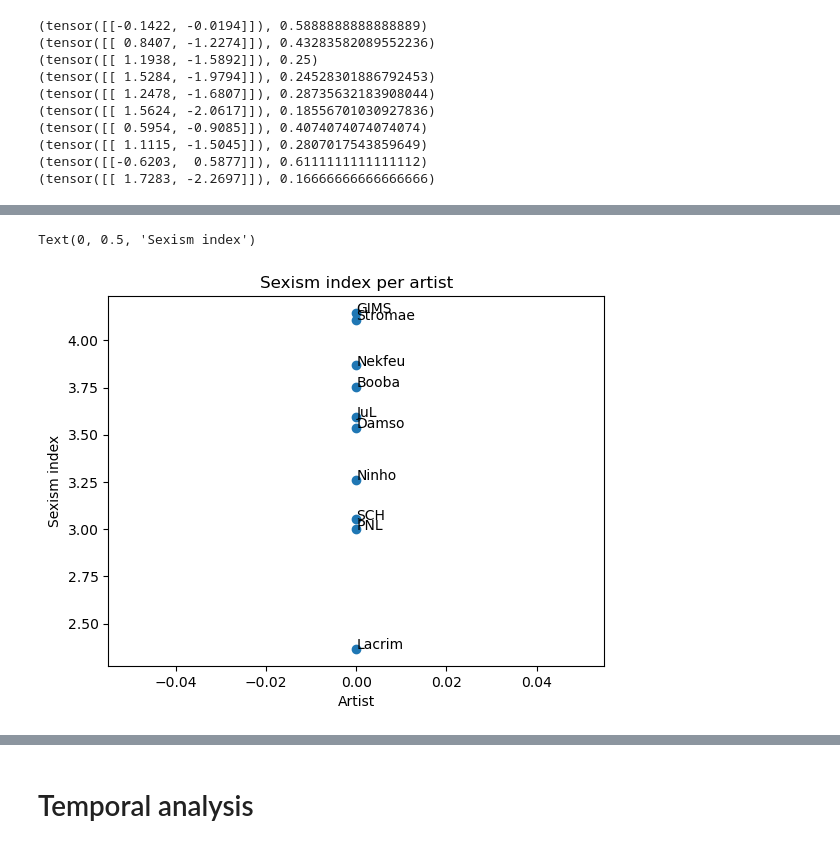
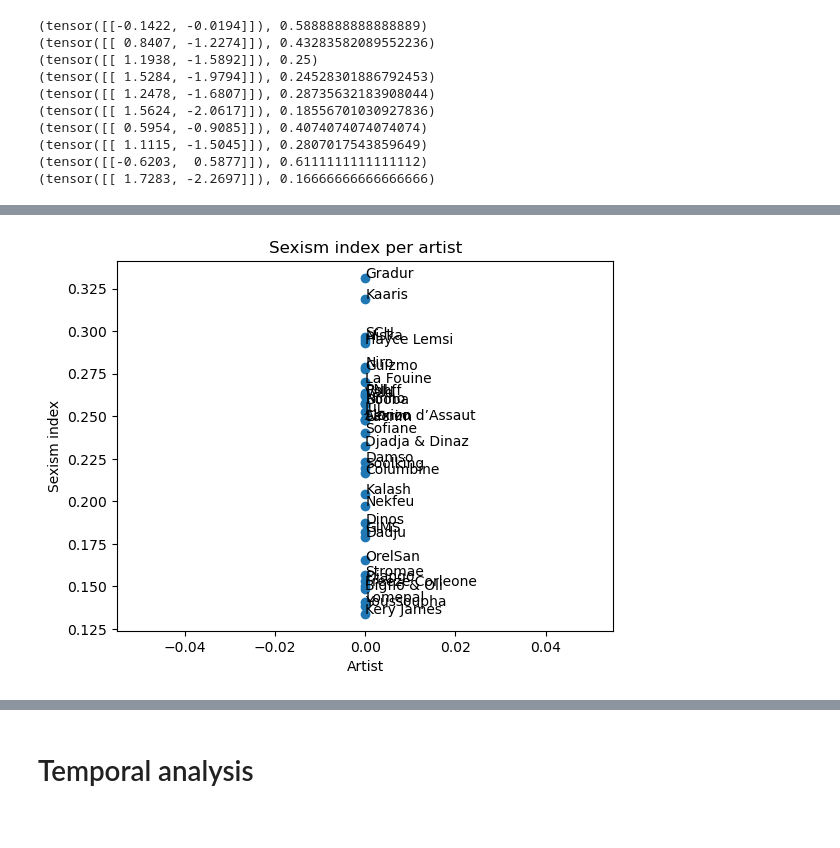
Before and after one commit to AlexiaALLAL/PSL_week_NLP_for_social_science_team_blue, a Jupyter notebook: main.ipynb, the cells around one changed output, grey strips where cells are left out. Drawn from its saved outputs; the diff is of its cells as text; code cells hidden in the pictures.

Commit message:
add results and plots

```diff
--- a/main.ipynb
+++ b/main.ipynb
@@ -221,33 +186,14 @@ dict_sexism_per_artist = {
-# %%
-dict_sexism_per_artist = {'Booba': 0.22699345302331167,
-'PNL': 0.28359488132143384,
- 'Nekfeu': 0.21246815327388952,
- 'JuL': 0.24954825073406037,
- 'Damso': 0.23368095901844663,
- 'Stromae': 0.1832890929235252,
- 'Lacrim': 0.3243756242649442,
- 'SCH': 0.27101350878843067,
- 'GIMS': 0.19010585947866715,
- 'Ninho': 0.26694453780239324}
-
-# Ran on 10 most popular artists, 10 most popular songs of each artist.
-# Ratio of sexist lines
-# %%
-# put the dict in the right format
-for artist, sexism_index in dict_sexism_per_artist.items():
-    # print(artist, sexism_index)
-    sexism_probability = sexism_index[0][0] - sexism_index[0][1]
-    # print('sexism probability : ', sexism_probability)
-    dict_sexism_per_artist[artist] = sexism_probability
 # %%
-import matplotlib.pyplot as plt
+def plot_sexism_per_artist():
+    with open('LLM/sexism_per_artist.json', 'r') as f:
+        dict_sexism_per_artist = json.load(f)
+    plt.scatter([0] * len(dict_sexism_per_artist), dict_sexism_per_artist.values())
+    for i in range(len(dict_sexism_per_artist)):
+        plt.text(0, list(dict_sexism_per_artist.values())[i], list(dict_sexism_per_artist.keys())[i])
+    plt.title('Sexism index per artist')
+    plt.xlabel('Artist')
+    plt.ylabel('Sexism index')
 
-plt.scatter([0] * len(dict_sexism_per_artist), dict_sexism_per_artist.values())
-for i in range(len(dict_sexism_per_artist)):
-    plt.text(0, list(dict_sexism_per_artist.values())[i], list(dict_sexism_per_artist.keys())[i])
-plt.title('Sexism index per artist')
-plt.xlabel('Artist')
-plt.ylabel('Sexism index')
+plot_sexism_per_artist()
 # %% [output]
-Text(0, 0.5, 'Sexism index')
-[figure, old version]
+[figure, new version]
```
Also changed, not shown: parts of 35 cells of this notebook, 12 other files.
